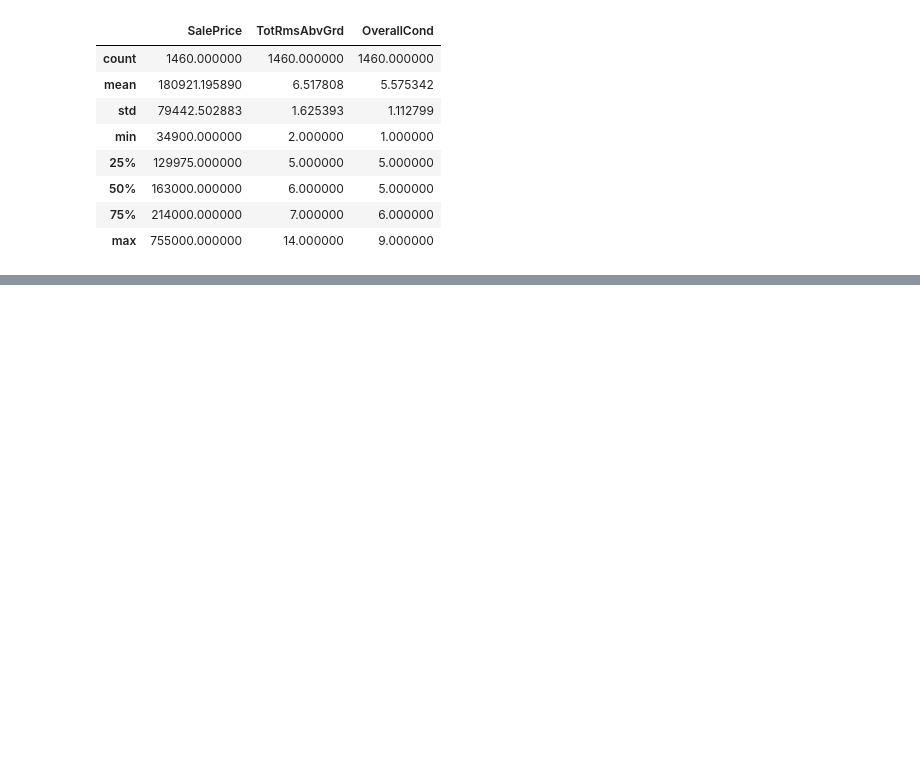
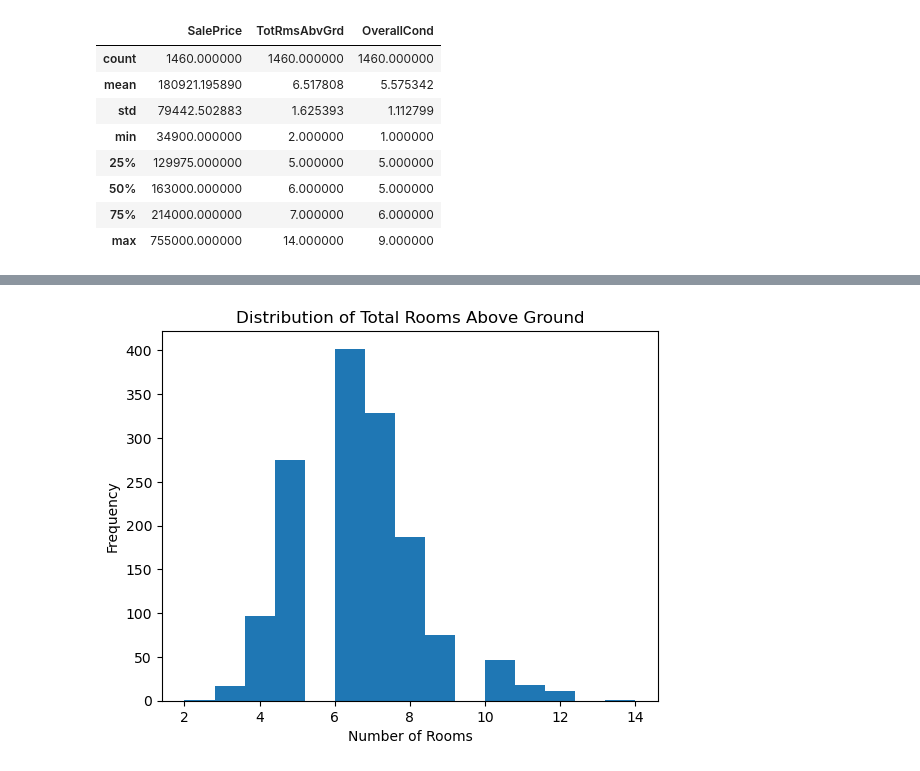
Before and after one commit to Orandifelix/dsc-pandas-eda-lab, a Jupyter notebook: lab.ipynb, the cells around one changed output, grey strips where cells are left out. Drawn from its saved outputs; the diff is of its cells as text; code cells hidden in the pictures; blank space fills up the shorter version.

```diff
--- a/lab.ipynb
+++ b/lab.ipynb
@@ -66,0 +76,8 @@ df[['SalePrice', 'TotRmsAbvGrd', 'OverallCond']].describe()
+# %%
+df['TotRmsAbvGrd'].plot(kind='hist', bins=15)
+plt.title('Distribution of Total Rooms Above Ground')
+plt.xlabel('Number of Rooms')
+plt.ylabel('Frequency')
+plt.show()
+# %% [output]
+[figure, added]
```
Also changed, not shown: parts of 2 cells of this notebook.
